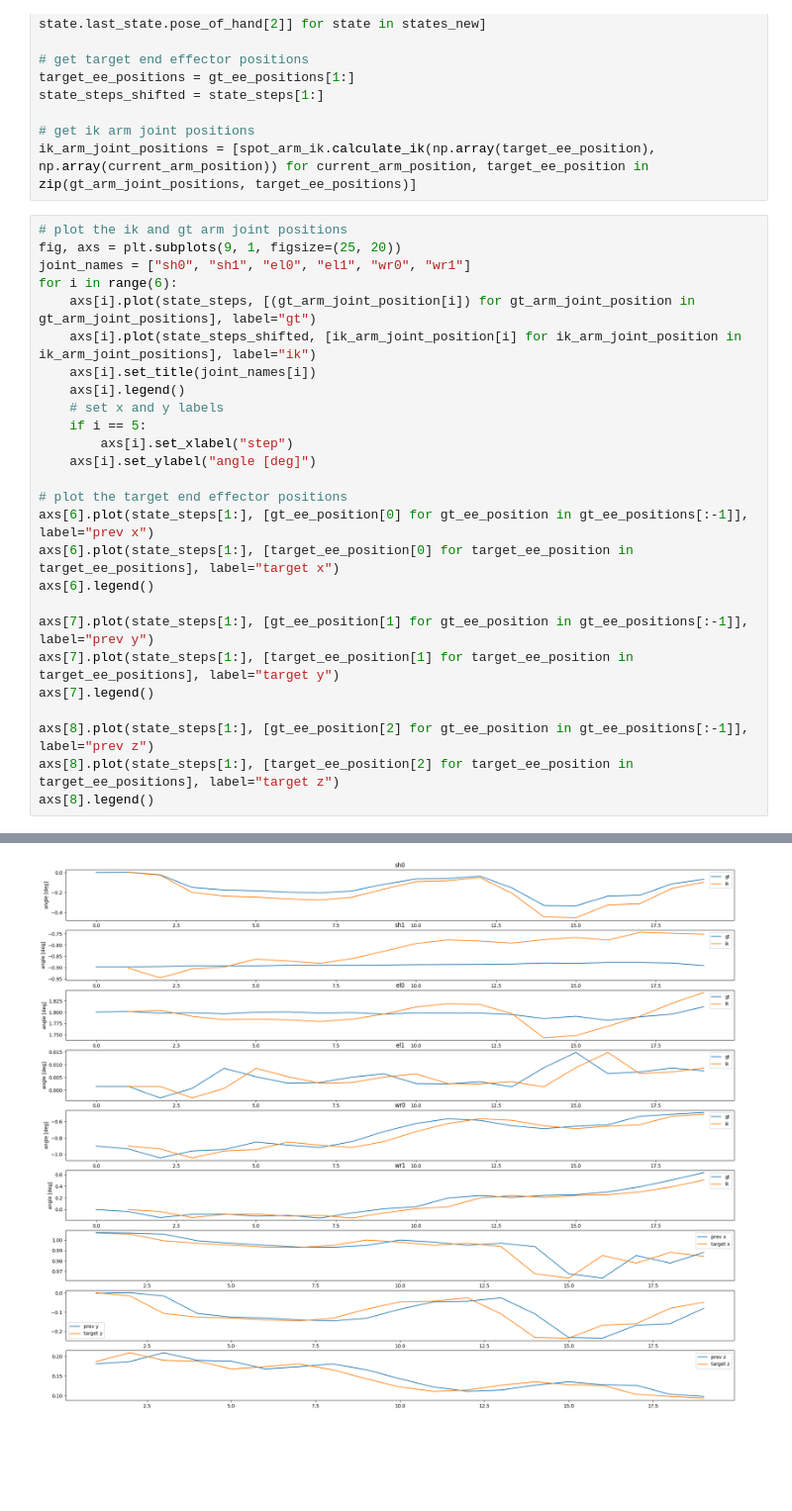
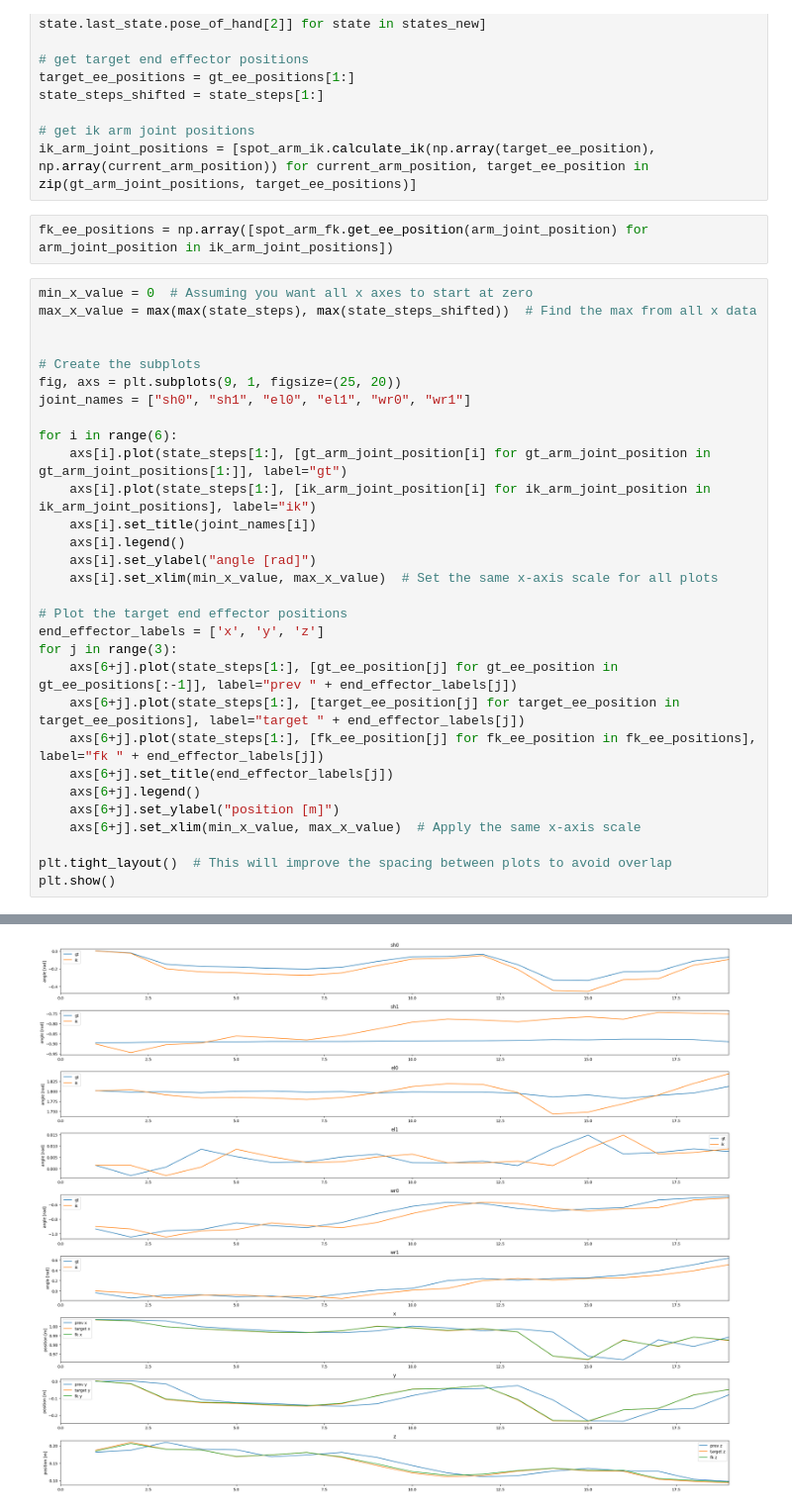
Before and after one commit to benjirer/active-learning-dynamics, a Jupyter notebook: data_analysis/transitions_analysis.ipynb, the cells around one changed output, grey strips where cells are left out. Shown at 99% size. Drawn from its saved outputs; the diff is of its cells as text; blank space fills up the shorter version.

```diff
--- a/data_analysis/transitions_analysis.ipynb
+++ b/data_analysis/transitions_analysis.ipynb
@@ -130,30 +132,36 @@ state_steps_shifted = state_steps[1:]
 
 # get ik arm joint positions
 ik_arm_joint_positions = [spot_arm_ik.calculate_ik(np.array(target_ee_position), np.array(current_arm_position)) for current_arm_position, target_ee_position in zip(gt_arm_joint_positions, target_ee_positions)]
+# %%
+fk_ee_positions = np.array([spot_arm_fk.get_ee_position(arm_joint_position) for arm_joint_position in ik_arm_joint_positions])
 # %%
-# plot the ik and gt arm joint positions
+min_x_value = 0  # Assuming you want all x axes to start at zero
+max_x_value = max(max(state_steps), max(state_steps_shifted))  # Find the max from all x data
+
+
+# Create the subplots
 fig, axs = plt.subplots(9, 1, figsize=(25, 20))
 joint_names = ["sh0", "sh1", "el0", "el1", "wr0", "wr1"]
+
 for i in range(6):
-    axs[i].plot(state_steps, [(gt_arm_joint_position[i]) for gt_arm_joint_position in gt_arm_joint_positions], label="gt")
-    axs[i].plot(state_steps_shifted, [ik_arm_joint_position[i] for ik_arm_joint_position in ik_arm_joint_positions], label="ik")
+    axs[i].plot(state_steps[1:], [gt_arm_joint_position[i] for gt_arm_joint_position in gt_arm_joint_positions[1:]], label="gt")
+    axs[i].plot(state_steps[1:], [ik_arm_joint_position[i] for ik_arm_joint_position in ik_arm_joint_positions], label="ik")
     axs[i].set_title(joint_names[i])
     axs[i].legend()
-    # set x and y labels
-    if i == 5:
-        axs[i].set_xlabel("step")
-    axs[i].set_ylabel("angle [deg]")
+    axs[i].set_ylabel("angle [rad]")
+    axs[i].set_xlim(min_x_value, max_x_value)  # Set the same x-axis scale for all plots
 
-# plot the target end effector positions
-axs[6].plot(state_steps[1:], [gt_ee_position[0] for gt_ee_position in gt_ee_positions[:-1]], label="prev x")
-axs[6].plot(state_steps[1:], [target_ee_position[0] for target_ee_position in target_ee_positions], label="target x")
-axs[6].legend()
+# Plot the target end effector positions
+end_effector_labels = ['x', 'y', 'z']
+for j in range(3):
+    axs[6+j].plot(state_steps[1:], [gt_ee_position[j] for gt_ee_position in gt_ee_positions[:-1]], label="prev " + end_effector_labels[j])
+    axs[6+j].plot(state_steps[1:], [target_ee_position[j] for target_ee_position in target_ee_positions], label="target " + end_effector_labels[j])
+    axs[6+j].plot(state_steps[1:], [fk_ee_position[j] for fk_ee_position in fk_ee_positions], label="fk " + end_effector_labels[j])
+    axs[6+j].set_title(end_effector_labels[j])
+    axs[6+j].legend()
+    axs[6+j].set_ylabel("position [m]")
+    axs[6+j].set_xlim(min_x_value, max_x_value)  # Apply the same x-axis scale
 
-axs[7].plot(state_steps[1:], [gt_ee_position[1] for gt_ee_position in gt_ee_positions[:-1]], label="prev y")
-axs[7].plot(state_steps[1:], [target_ee_position[1] for target_ee_position in target_ee_positions], label="target y")
-axs[7].legend()
-
-axs[8].plot(state_steps[1:], [gt_ee_position[2] for gt_ee_position in gt_ee_positions[:-1]], label="prev z")
-axs[8].plot(state_steps[1:], [target_ee_position[2] for target_ee_position in target_ee_positions], label="target z")
-axs[8].legend()
+plt.tight_layout()  # This will improve the spacing between plots to avoid overlap
+plt.show()
 # %% [output]
@@ -161 +168 @@ axs[8].legend()
-[figure, old version]
+[figure, new version]
```
Also changed, not shown: parts of 2 cells of this notebook, 41 other files.
